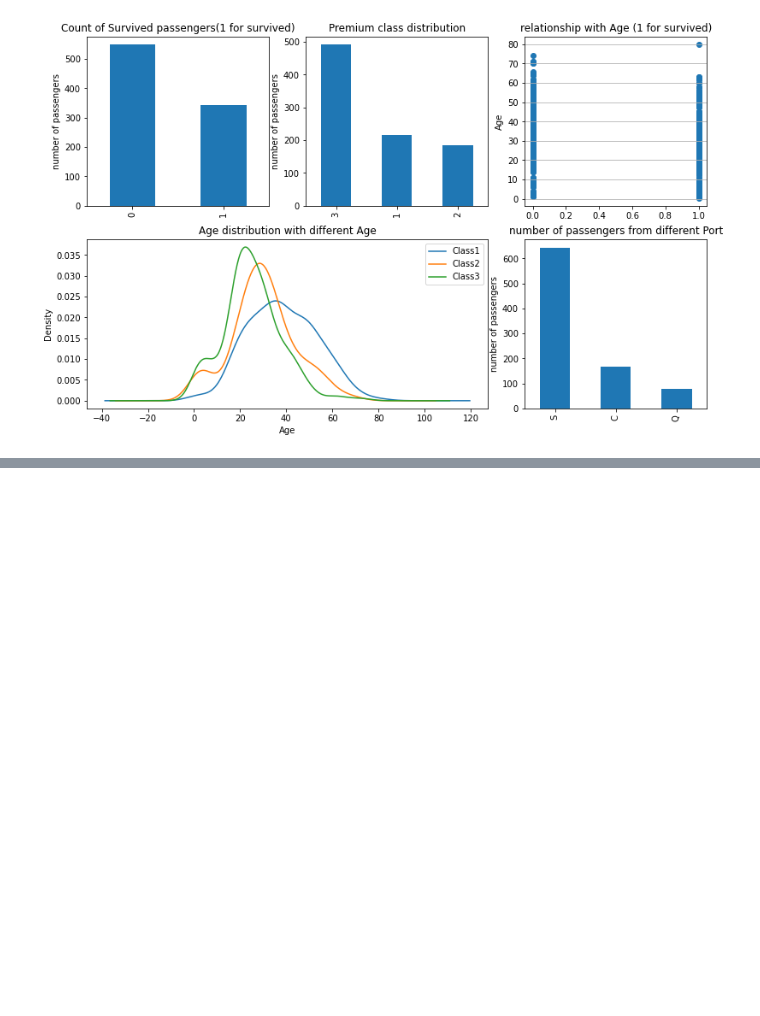
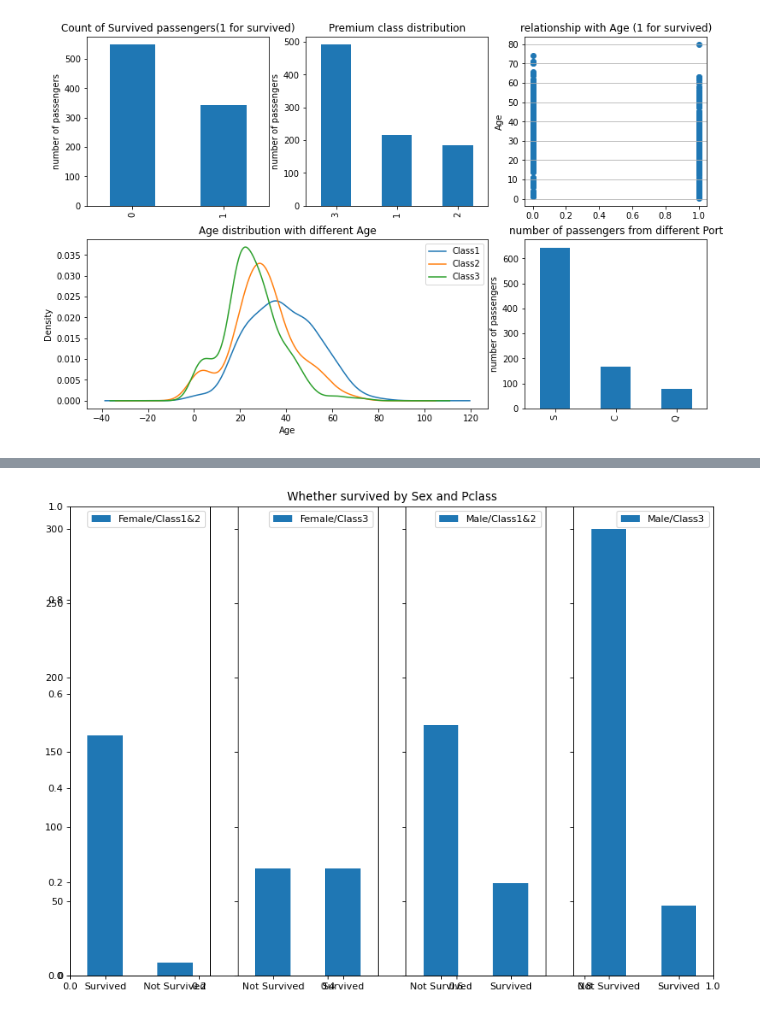
Before and after one commit to ZexuanDu/Kaggle_TitanicComp, a Jupyter notebook: tatanic.ipynb, the cells around one changed output, grey strips where cells are left out. Cells and saved outputs as stored; diff of their text form; code cells hidden in the pictures; blank space fills up the shorter version.

```diff
--- a/tatanic.ipynb
+++ b/tatanic.ipynb
@@ -105,0 +162,28 @@ From above plots, we have:
+# %%
+fig=plt.figure(figsize=(12,9), dpi=80)
+fig.set(alpha=0.65)
+plt.title(u"Whether survived by Sex and Pclass")
+
+ax1=fig.add_subplot(141)
+data_train.Survived[data_train.Sex == 'female'][data_train.Pclass != 3].value_counts().plot(kind='bar')
+ax1.set_xticklabels([u"Survived", u"Not Survived"], rotation=0)
+ax1.legend([u"Female/Class1&2"], loc='best')
+
+ax2=fig.add_subplot(142, sharey=ax1)
+data_train.Survived[data_train.Sex == 'female'][data_train.Pclass == 3].value_counts().plot(kind='bar')
+ax2.set_xticklabels([u"Not Survived", u"Survived"], rotation=0)
+ax2.legend([u"Female/Class3"], loc='best')
+
+ax3=fig.add_subplot(143, sharey=ax1)
+data_train.Survived[data_train.Sex == 'male'][data_train.Pclass != 3].value_counts().plot(kind='bar')
+ax3.set_xticklabels([u"Not Survived", u"Survived"], rotation=0)
+ax3.legend([u"Male/Class1&2"], loc='best')
+
+ax4=fig.add_subplot(144, sharey=ax1)
+data_train.Survived[data_train.Sex == 'male'][data_train.Pclass == 3].value_counts().plot(kind='bar')
+ax4.set_xticklabels([u"Not Survived", u"Survived"], rotation=0)
+ax4.legend([u"Male/Class3"], loc="best")
+
+plt.show()
+# %% [output]
+[figure, added]
```
Also changed, not shown: parts of 6 cells of this notebook.
